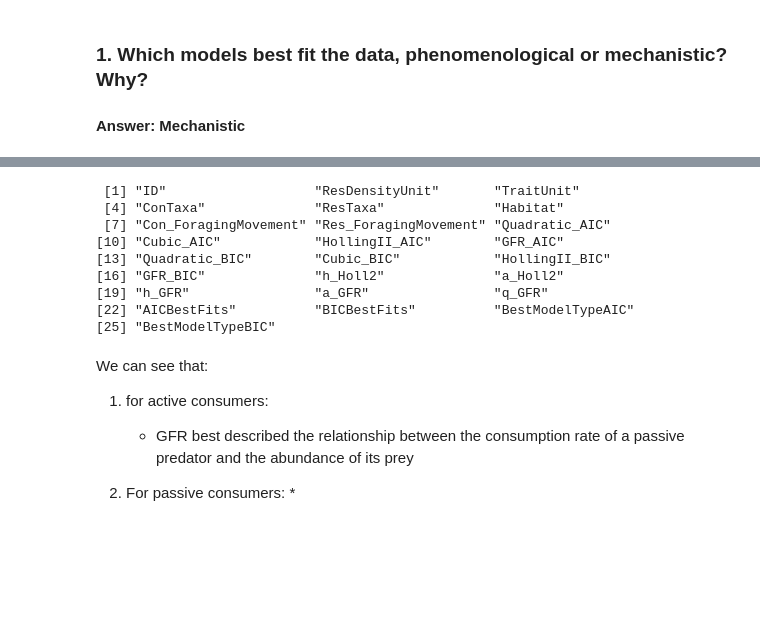
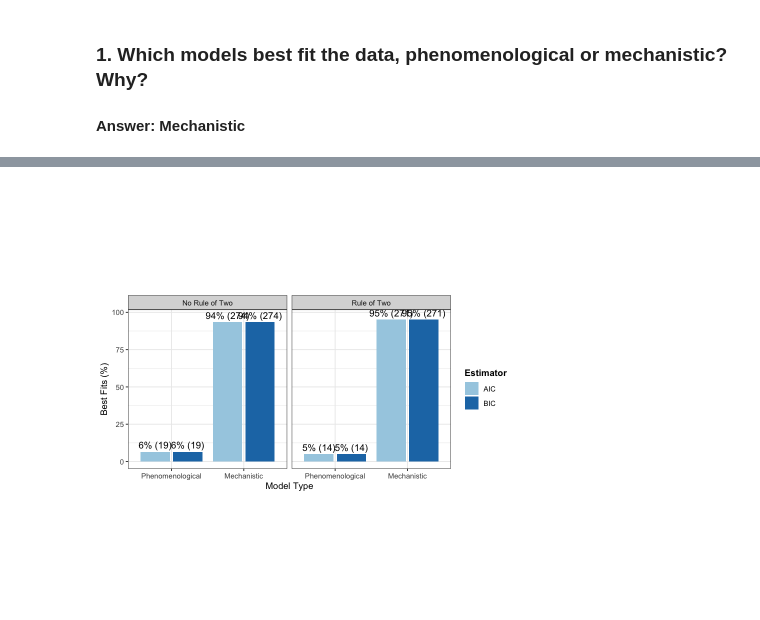
Before and after one commit to ldswaby/CMEECourseWork, a Jupyter notebook: MiniProject/Notes/Data_Analysis_in_R.ipynb, the cells around one changed output, grey strips where cells are left out. Drawn from its saved outputs; the diff is of its cells as text; code cells hidden in the pictures; blank space fills up the shorter version.

```diff
--- a/MiniProject/Notes/Data_Analysis_in_R.ipynb
+++ b/MiniProject/Notes/Data_Analysis_in_R.ipynb
@@ -6,0 +3,14 @@ model_count
+# %%
+# Imports
+suppressMessages(library(tidyverse))
+suppressMessages(library(plyr))
+
+# Load data
+frData <- read.csv('../Data/CRat_prepped.csv', stringsAsFactors = FALSE)
+frModStats <- read.csv('../Data/ModelStats3.csv', stringsAsFactors = FALSE)
+
+# Extract model information
+model_count <- (length(frModStats)-6)/2 # assumes only other cols besides ID are aic/bic/rsqd vals and 5 coefficients (holl2 and 3)
+ord <- c('Cubic', 'HollingI', 'HollingII', 'GFR')
+model_names <- substr(names(frModStats[2:(1+model_count)]), 1, nchar(names(frModStats[2:(1+model_count)]))-4) #Assumes full model names precede the last 3 chars of header
+model_names <- model_names[order(match(model_names, ord))] # Order
@@ -6,0 +19,13 @@ model_count
+# %%
+## Functions ##
+holling2 <- function(R, a, h){
+  num <- a*R
+  denom <- 1+a*h*R
+  return(num/denom)
+}
+
+holling3 <- function(R, a, h){
+  num <- a*R^2
+  denom <- 1+a*h*R^2
+  return(num/denom)
+}
@@ -467,19 +359,13 @@ A tabyl: 4 × 7
-# %%
-names(ALLDATA)
-# %% [output]
- [1] "ID"                   "ResDensityUnit"       "TraitUnit"
- [4] "ConTaxa"              "ResTaxa"              "Habitat"
- [7] "Con_ForagingMovement" "Res_ForagingMovement" "Quadratic_AIC"
-[10] "Cubic_AIC"            "HollingII_AIC"        "GFR_AIC"
-[13] "Quadratic_BIC"        "Cubic_BIC"            "HollingII_BIC"
-[16] "GFR_BIC"              "h_Holl2"              "a_Holl2"
-[19] "h_GFR"                "a_GFR"                "q_GFR"
-[22] "AICBestFits"          "BICBestFits"          "BestModelTypeAIC"
-[25] "BestModelTypeBIC"
-# %% [markdown]
-We can see that:
-1. for active consumers:
-    * GFR best described the relationship between the consumption rate of a passive predator and the abundance of its prey
-
-2. For passive consumers:
-    *
+# %%
+# Plot
+p <- plotBestFits(ALLDATA, 'Model Type')
+
+p
+
+ggsave("../Results/p2.pdf", p, width=11, height=5)
+
+#pdf("../Results/foo.pdf", width=11, height=8.5)
+#p
+#dev.off()
+# %% [output]
+[figure, added]
```
Also changed, not shown: parts of 71 cells of this notebook, 4 other files.
